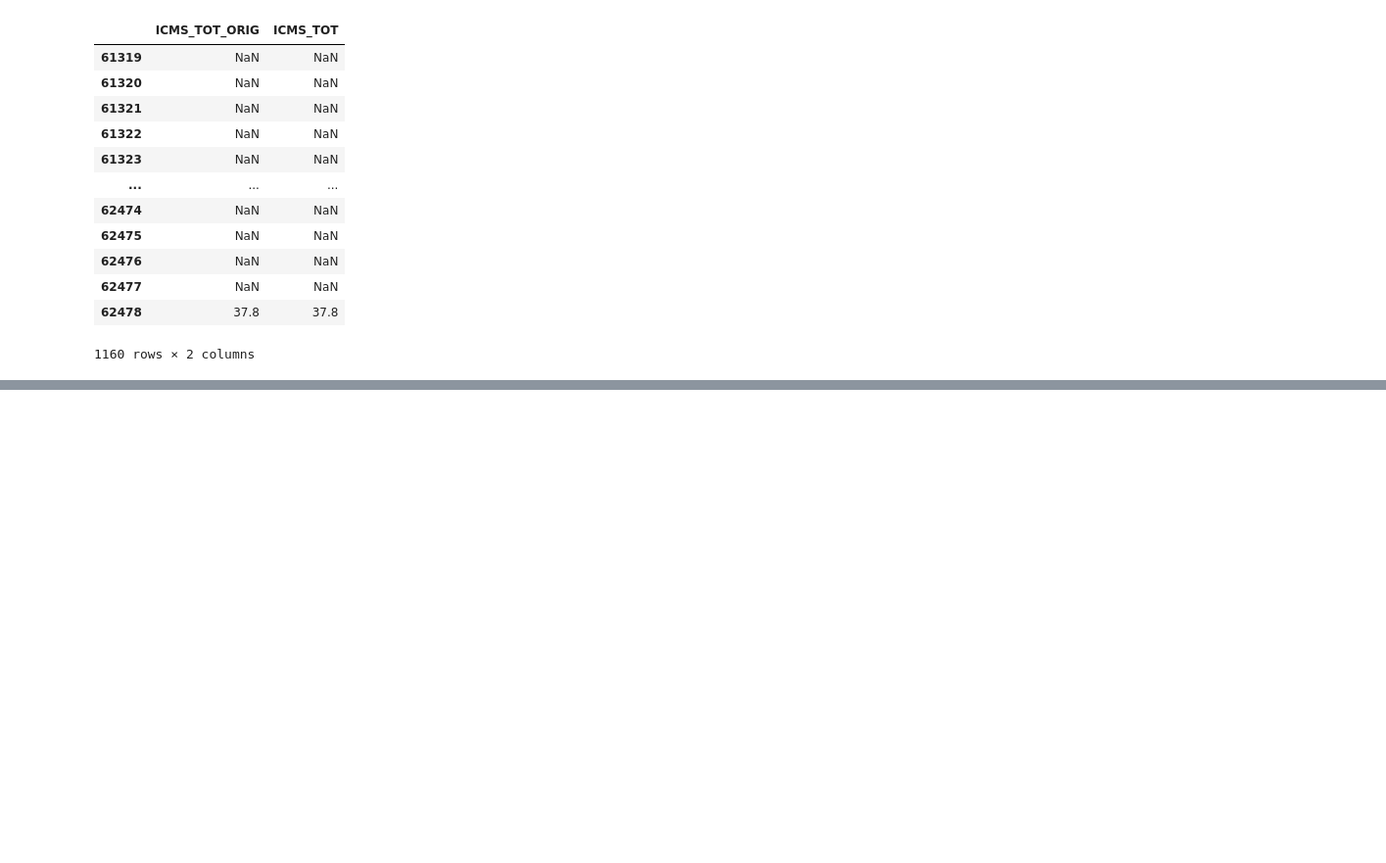
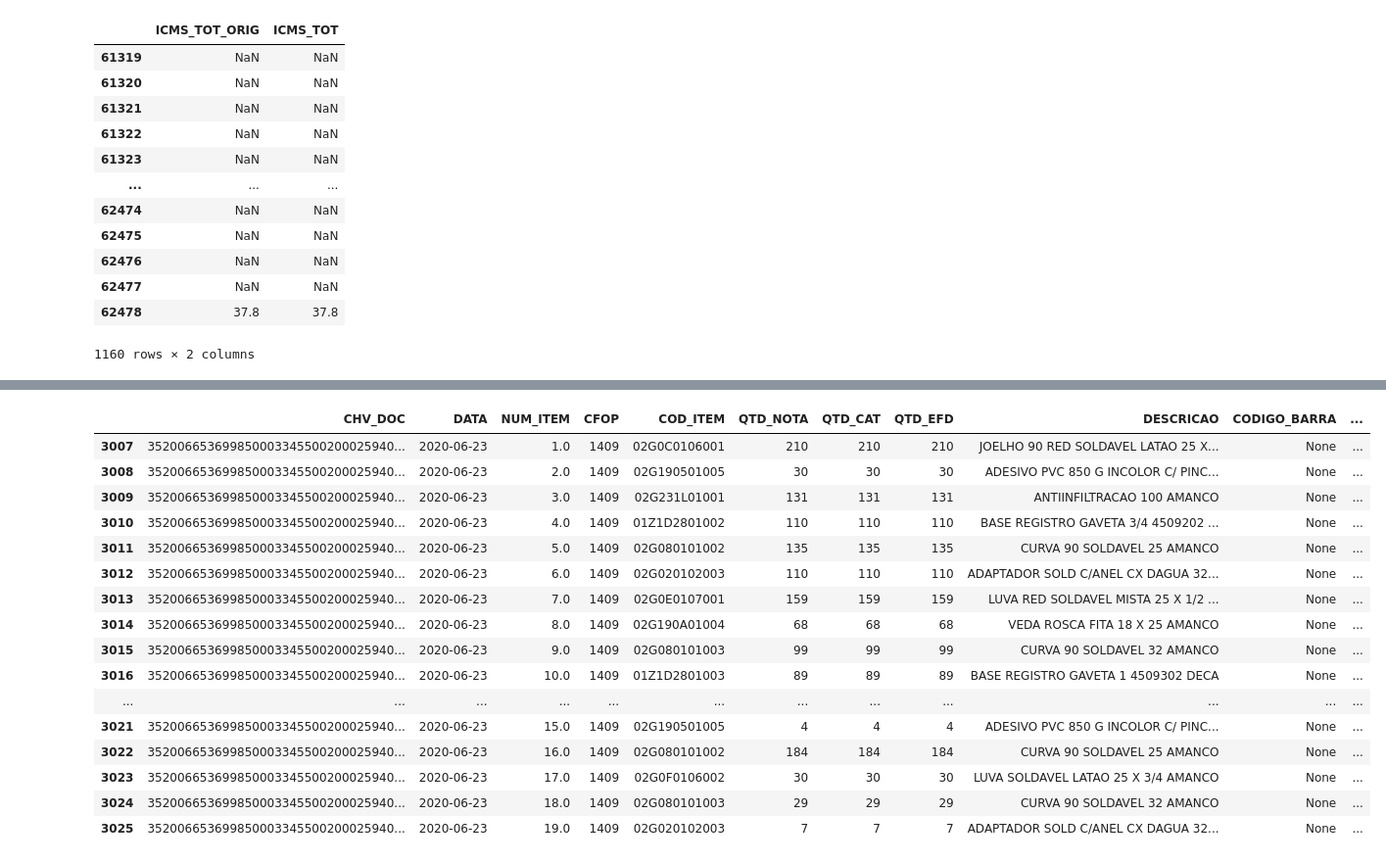
Before and after one commit to viniciuscatelani/Ressarcimento-CAT, a Jupyter notebook: src/etapas/testes_nb.ipynb, the cells around one changed output, grey strips where cells are left out. Shown at 98% size. Drawn from its saved outputs; the diff is of its cells as text; code cells hidden in the pictures; blank space fills up the shorter version.

```diff
--- a/src/etapas/testes_nb.ipynb
+++ b/src/etapas/testes_nb.ipynb
@@ -1084,0 +1519,20 @@ tabela_2_nova[tabela_2_nova['COD_ITEM'] == '225507'][['ICMS_TOT_ORIG', 'ICMS_TOT
+# %%
+tabela_2[tabela_2['CHV_DOC'] == '35200665369985000334550020002594041100068726']
+# %% [output]
+|  | CHV_DOC | DATA | NUM_ITEM | CFOP | COD_ITEM | QTD_NOTA | QTD_CAT | QTD_EFD | DESCRICAO | CODIGO_BARRA | ... |
+| 3007 | 352006653699850003345500200025940... | 2020-06-23 | 1.0 | 1409 | 02G0C0106001 | 210 | 210 | 210 | JOELHO 90 RED SOLDAVEL LATAO 25 X... | None | ... |
+| 3008 | 352006653699850003345500200025940... | 2020-06-23 | 2.0 | 1409 | 02G190501005 | 30 | 30 | 30 | ADESIVO PVC 850 G INCOLOR C/ PINC... | None | ... |
+| 3009 | 352006653699850003345500200025940... | 2020-06-23 | 3.0 | 1409 | 02G231L01001 | 131 | 131 | 131 | ANTIINFILTRACAO 100 AMANCO | None | ... |
+| 3010 | 352006653699850003345500200025940... | 2020-06-23 | 4.0 | 1409 | 01Z1D2801002 | 110 | 110 | 110 | BASE REGISTRO GAVETA 3/4 4509202 ... | None | ... |
+| 3011 | 352006653699850003345500200025940... | 2020-06-23 | 5.0 | 1409 | 02G080101002 | 135 | 135 | 135 | CURVA 90 SOLDAVEL 25 AMANCO | None | ... |
+| 3012 | 352006653699850003345500200025940... | 2020-06-23 | 6.0 | 1409 | 02G020102003 | 110 | 110 | 110 | ADAPTADOR SOLD C/ANEL CX DAGUA 32... | None | ... |
+| 3013 | 352006653699850003345500200025940... | 2020-06-23 | 7.0 | 1409 | 02G0E0107001 | 159 | 159 | 159 | LUVA RED SOLDAVEL MISTA 25 X 1/2 ... | None | ... |
+| 3014 | 352006653699850003345500200025940... | 2020-06-23 | 8.0 | 1409 | 02G190A01004 | 68 | 68 | 68 | VEDA ROSCA FITA 18 X 25 AMANCO | None | ... |
+| 3015 | 352006653699850003345500200025940... | 2020-06-23 | 9.0 | 1409 | 02G080101003 | 99 | 99 | 99 | CURVA 90 SOLDAVEL 32 AMANCO | None | ... |
+| 3016 | 352006653699850003345500200025940... | 2020-06-23 | 10.0 | 1409 | 01Z1D2801003 | 89 | 89 | 89 | BASE REGISTRO GAVETA 1 4509302 DECA | None | ... |
+| ... | ... | ... | ... | ... | ... | ... | ... | ... | ... | ... | ... |
+| 3021 | 352006653699850003345500200025940... | 2020-06-23 | 15.0 | 1409 | 02G190501005 | 4 | 4 | 4 | ADESIVO PVC 850 G INCOLOR C/ PINC... | None | ... |
+| 3022 | 352006653699850003345500200025940... | 2020-06-23 | 16.0 | 1409 | 02G080101002 | 184 | 184 | 184 | CURVA 90 SOLDAVEL 25 AMANCO | None | ... |
+| 3023 | 352006653699850003345500200025940... | 2020-06-23 | 17.0 | 1409 | 02G0F0106002 | 30 | 30 | 30 | LUVA SOLDAVEL LATAO 25 X 3/4 AMANCO | None | ... |
+| 3024 | 352006653699850003345500200025940... | 2020-06-23 | 18.0 | 1409 | 02G080101003 | 29 | 29 | 29 | CURVA 90 SOLDAVEL 32 AMANCO | None | ... |
+| 3025 | 352006653699850003345500200025940... | 2020-06-23 | 19.0 | 1409 | 02G020102003 | 7 | 7 | 7 | ADAPTADOR SOLD C/ANEL CX DAGUA 32... | None | ... |
```
Also changed, not shown: parts of 7 cells of this notebook.
